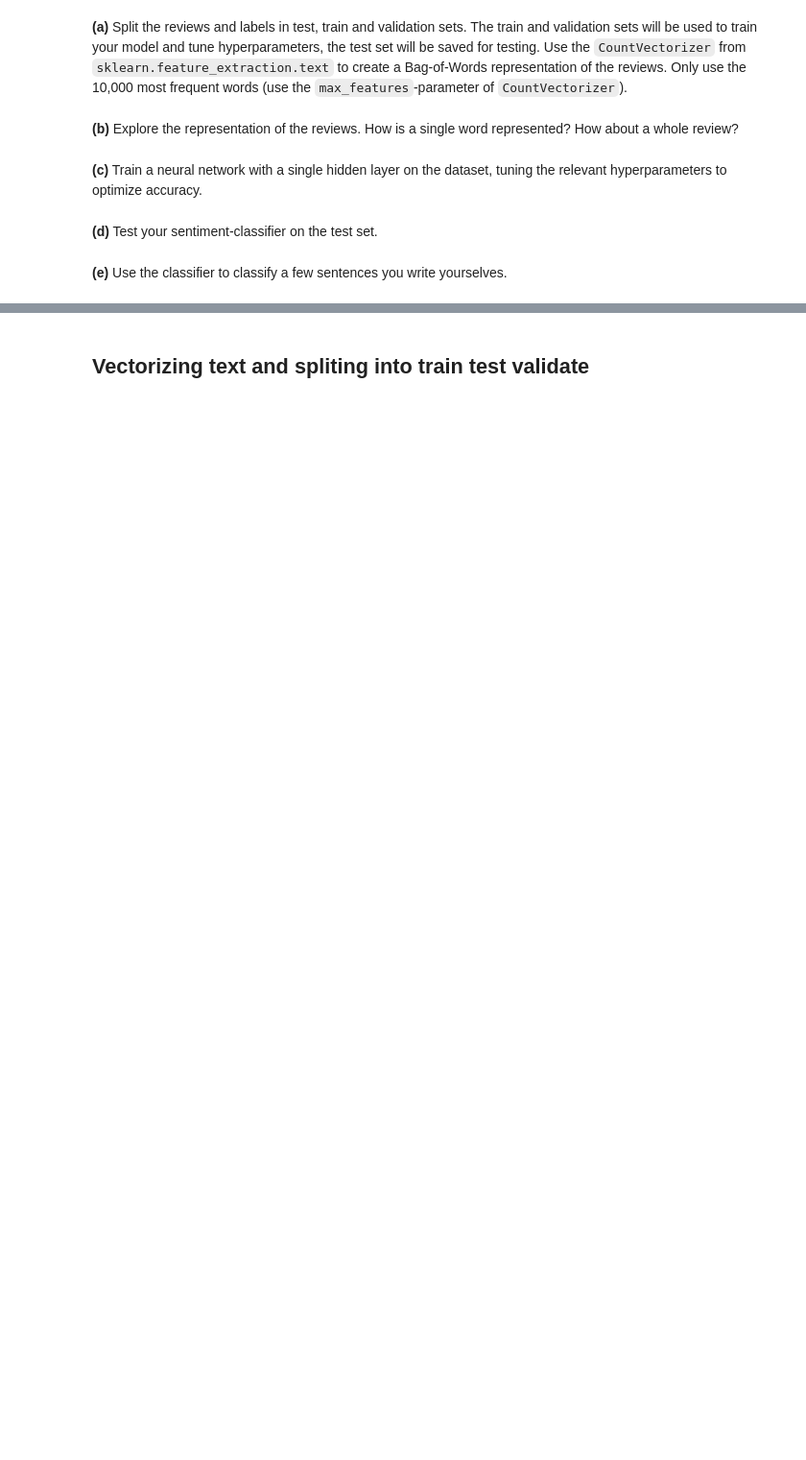
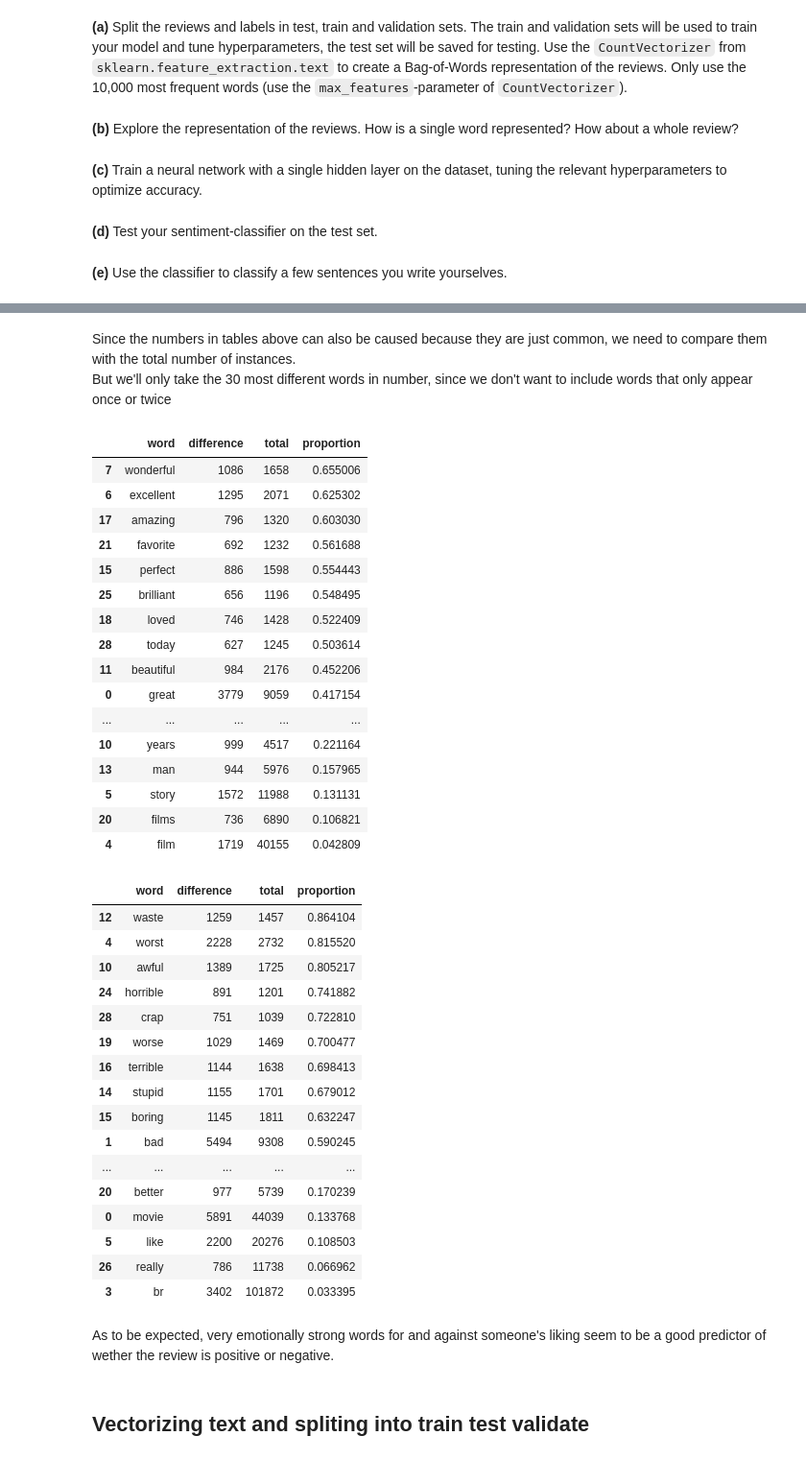
Before and after one commit to ASilins/mal1-2024, a Jupyter notebook: assignment-6/Neural networks I - Sentiment analysis.ipynb, the cells around one changed output, grey strips where cells are left out. Shown at 96% size. Cells and saved outputs as stored; diff of their text form; code cells hidden in the pictures; blank space fills up the shorter version.

```diff
--- a/assignment-6/Neural networks I - Sentiment analysis.ipynb
+++ b/assignment-6/Neural networks I - Sentiment analysis.ipynb
@@ -42,0 +128,8 @@ display(Y.head())
+# %%
+# The words with largest differences between reviews types
+
+positive_diff = (positive_words - negative_words).sort_values(ascending=False)
+negative_diff = (negative_words - positive_words).sort_values(ascending=False)
+
+display(positive_diff.head(10))
+display(negative_diff.head(10))
@@ -43,2 +159,65 @@ display(Y.head())
+# %% [markdown]
+Since the numbers in tables above can also be caused because they are just common, we need to compare them with the total number of instances. \
+But we'll only take the 30 most different words in number, since we don't want to include words that only appear once or twice
+# %%
+negative_diff = negative_diff.head(30)
+positive_diff = positive_diff.head(30)
+
+positive_total = positive_words.loc[positive_diff.index] + negative_words.loc[positive_diff.index]
+negative_total = positive_words.loc[negative_diff.index] + negative_words.loc[negative_diff.index]
+
+positive_comparison = pd.DataFrame({
+    'word': positive_diff.index,
+    'difference': positive_diff.values,
+    'total': positive_total.values,
+    'proportion': (positive_diff / positive_total).values
+}).sort_values(by='proportion', ascending=False)
+
+negative_comparison = pd.DataFrame({
+    'word': negative_diff.index,
+    'difference': negative_diff.values,
+    'total': negative_total.values,
+    'proportion': (negative_diff / negative_total).values
+}).sort_values(by='proportion', ascending=False)
+
+display(positive_comparison)
+display(negative_comparison)
+# %% [output]
+|  | word | difference | total | proportion |
+| 7 | wonderful | 1086 | 1658 | 0.655006 |
+| 6 | excellent | 1295 | 2071 | 0.625302 |
+| 17 | amazing | 796 | 1320 | 0.603030 |
+| 21 | favorite | 692 | 1232 | 0.561688 |
+| 15 | perfect | 886 | 1598 | 0.554443 |
+| 25 | brilliant | 656 | 1196 | 0.548495 |
+| 18 | loved | 746 | 1428 | 0.522409 |
+| 28 | today | 627 | 1245 | 0.503614 |
+| 11 | beautiful | 984 | 2176 | 0.452206 |
+| 0 | great | 3779 | 9059 | 0.417154 |
+| ... | ... | ... | ... | ... |
+| 10 | years | 999 | 4517 | 0.221164 |
+| 13 | man | 944 | 5976 | 0.157965 |
+| 5 | story | 1572 | 11988 | 0.131131 |
+| 20 | films | 736 | 6890 | 0.106821 |
+| 4 | film | 1719 | 40155 | 0.042809 |
+|  | word | difference | total | proportion |
+| 12 | waste | 1259 | 1457 | 0.864104 |
+| 4 | worst | 2228 | 2732 | 0.815520 |
+| 10 | awful | 1389 | 1725 | 0.805217 |
+| 24 | horrible | 891 | 1201 | 0.741882 |
+| 28 | crap | 751 | 1039 | 0.722810 |
+| 19 | worse | 1029 | 1469 | 0.700477 |
+| 16 | terrible | 1144 | 1638 | 0.698413 |
+| 14 | stupid | 1155 | 1701 | 0.679012 |
+| 15 | boring | 1145 | 1811 | 0.632247 |
+| 1 | bad | 5494 | 9308 | 0.590245 |
+| ... | ... | ... | ... | ... |
+| 20 | better | 977 | 5739 | 0.170239 |
+| 0 | movie | 5891 | 44039 | 0.133768 |
+| 5 | like | 2200 | 20276 | 0.108503 |
+| 26 | really | 786 | 11738 | 0.066962 |
+| 3 | br | 3402 | 101872 | 0.033395 |
+# %% [markdown]
+As to be expected, very emotionally strong words for and against someone's liking seem to be a good predictor of wether the review is positive or negative.
 # %% [markdown]
 ## Vectorizing text and spliting into train test validate
```
Also changed, not shown: parts of 28 cells of this notebook.
